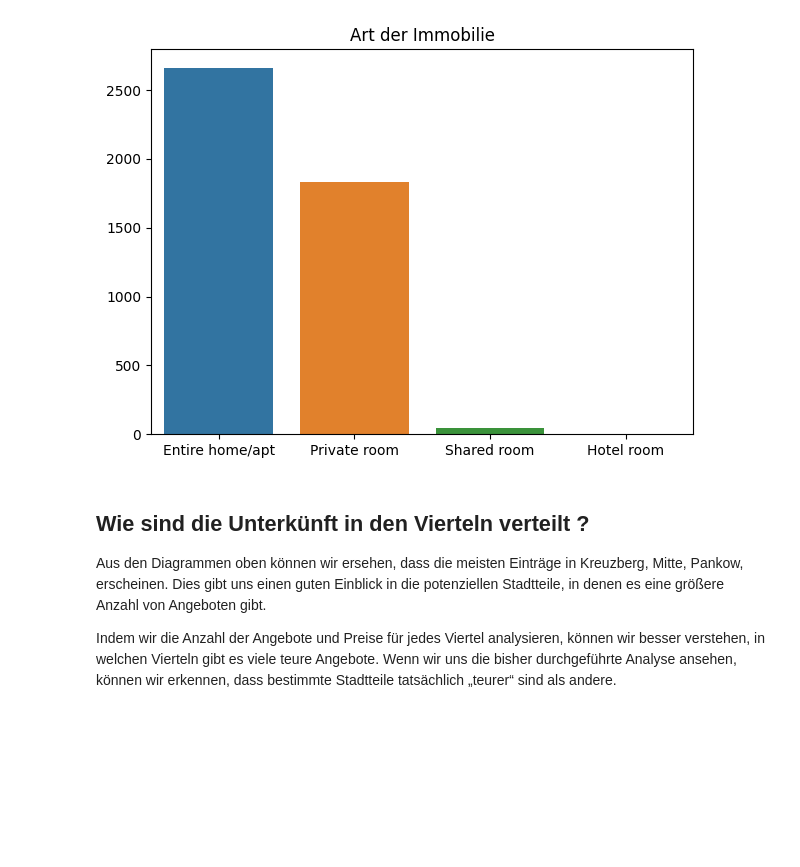
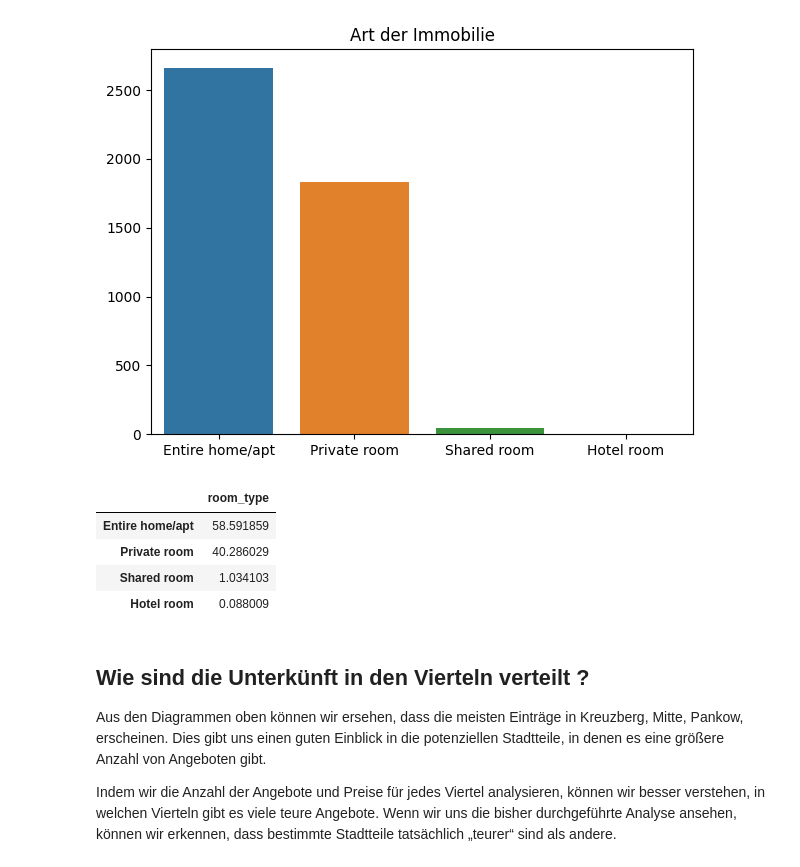
Before and after one commit to awildt01/Airbnb_Berlin-, a Jupyter notebook: Airbnb_(Berlin).ipynb, the cells around one changed output. Cells and saved outputs as stored; diff of their text form; code cells hidden in the pictures; blank space fills up the shorter version.

```diff
--- a/Airbnb_(Berlin).ipynb
+++ b/Airbnb_(Berlin).ipynb
@@ -518,6 +518,16 @@ Shared room          47
 Hotel room            4
 Name: room_type, dtype: int64
 [figure]
+# %%
+# Die Prozentsatz der verfügbaren Unterkunftstypen anzeigen:"
+df_por = pd.DataFrame(df_clean.room_type.value_counts() / df_clean.shape[0]*100)
+display(df_por)
+# %% [output]
+|  | room_type |
+| Entire home/apt | 58.591859 |
+| Private room | 40.286029 |
+| Shared room | 1.034103 |
+| Hotel room | 0.088009 |
 # %% [markdown]
 ## Wie sind die Unterkünft in den Vierteln verteilt ?
 
```
Also changed, not shown: parts of 4 cells of this notebook.
